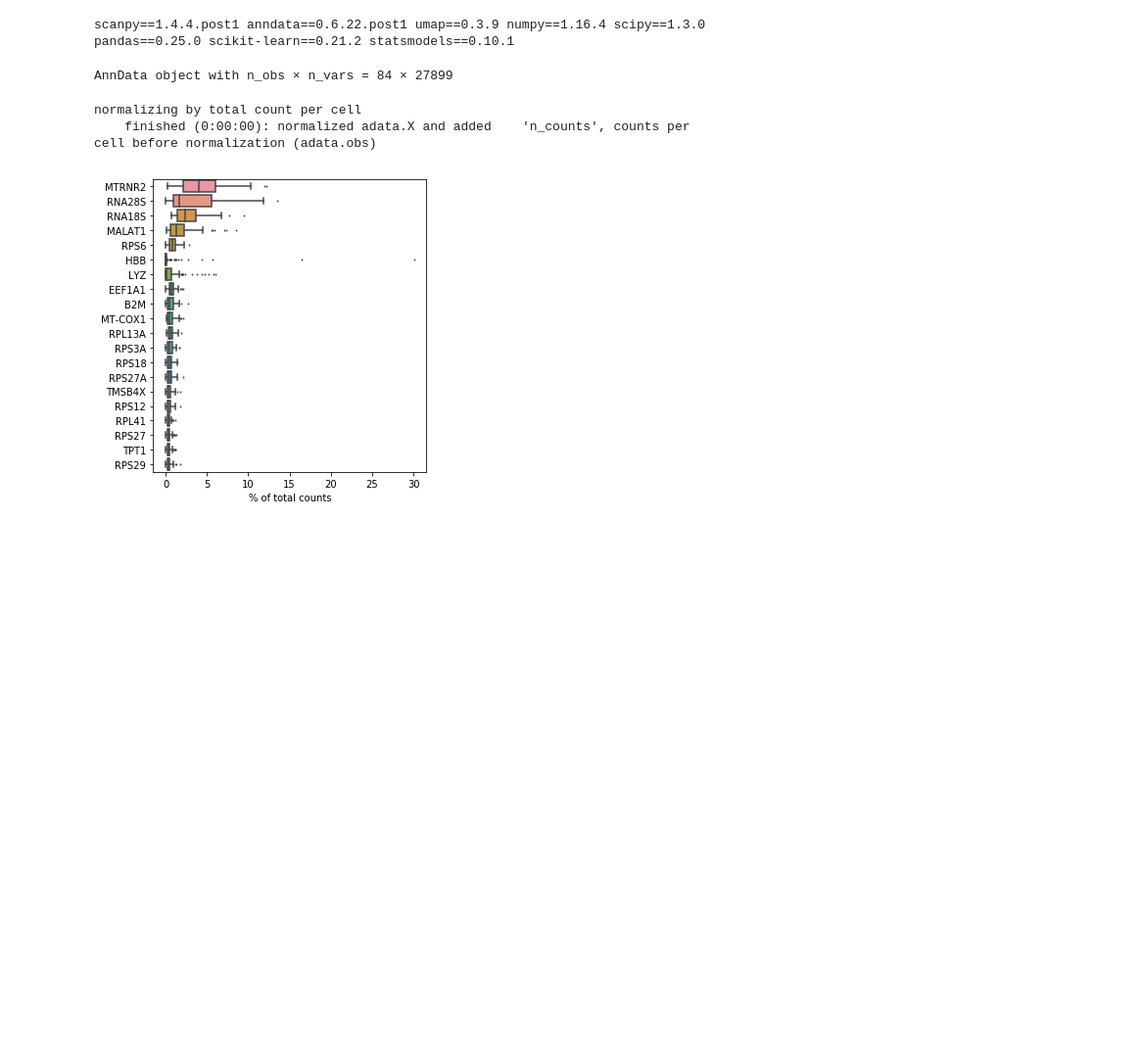
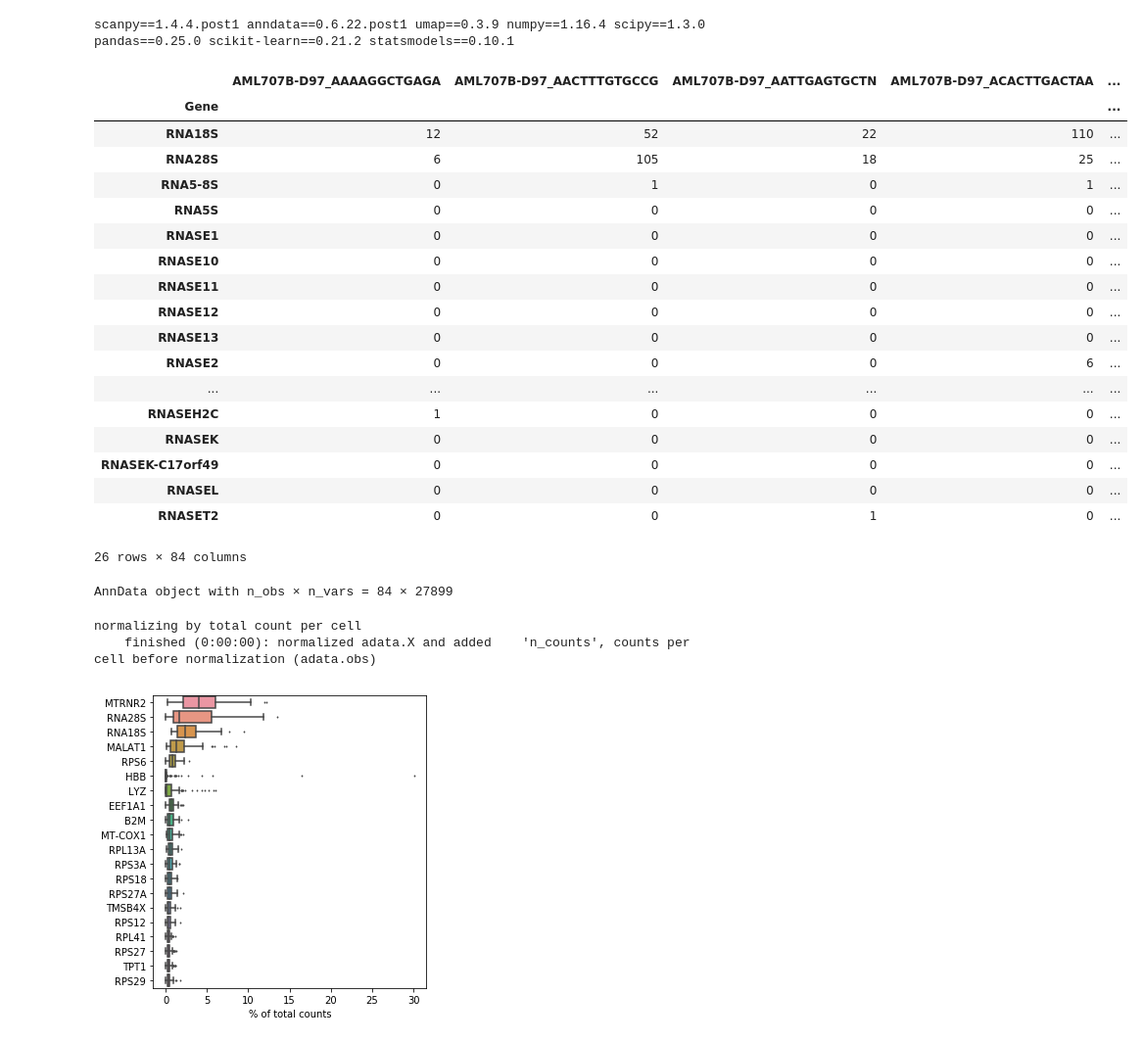
Before and after one commit to hypercubestart/CausalAssociation, a Jupyter notebook: Preprocessing.ipynb, the cells around one changed output. Shown: that part at 98% size. Saved outputs shown, nothing was run; the diff lists cells and outputs as text; code cells hidden in the pictures; blank space fills up the shorter version.

```diff
--- a/Preprocessing.ipynb
+++ b/Preprocessing.ipynb
@@ -84,30 +84,50 @@ gene_set = get_gene_set()
 gene_name_set, ensembl_id_set = get_ensembl_protein_coding_genes()
 # %%
 df = pd.read_csv('/home/aliu/omics4tb2/aliu/projects/causalAssociation/results/expected/GSM3587977_AML707B-D97.dem.txt', sep='\t', header = 0, index_col = 0, engine='python')
-
+df[df.index.str.match('RNA')]
 # # write all gene ids to gene_names.txt
 # gene_ids = df.index.tolist()
 # with open('./gene_names.txt', 'a+') as file:
 #     for item in gene_ids:
 #         file.write("%s\n" % item)
 
 
 # selected_genes = []
 # new_genes_index = []
 # ### use https://biodbnet-abcc.ncifcrf.gov/db/db2db.php to get ensembl gene id for gene symbol
 # df_gene_conversion = pd.read_csv('/home/aliu/Projects/causalAssociation/src/gene_symbol_to_ensembl.txt', sep='\t', header = 0, index_col = 0, engine='python')
 
 # for gene in df.index:
 #     ensembl_id = df_gene_conversion.loc[gene]['Ensembl Gene ID']
 #     if ensembl_id == '-' or gene not in gene_name_set:
 #         continue
 #     if ";" in ensembl_id:
 #         ensembl_id_list = ensembl_id.split('; ')
 #         ensembl_id = select_ensembl_id(ensembl_id_list)
 #     if ensembl_id == None:
 #         continue
 #     selected_genes.append(gene)
 #     new_genes_index.append(ensembl_id)
+# %% [output]
+|  | AML707B-D97_AAAAGGCTGAGA | AML707B-D97_AACTTTGTGCCG | AML707B-D97_AATTGAGTGCTN | AML707B-D97_ACACTTGACTAA | ... |
+| Gene |  |  |  |  | ... |
+| RNA18S | 12 | 52 | 22 | 110 | ... |
+| RNA28S | 6 | 105 | 18 | 25 | ... |
+| RNA5-8S | 0 | 1 | 0 | 1 | ... |
+| RNA5S | 0 | 0 | 0 | 0 | ... |
+| RNASE1 | 0 | 0 | 0 | 0 | ... |
+| RNASE10 | 0 | 0 | 0 | 0 | ... |
+| RNASE11 | 0 | 0 | 0 | 0 | ... |
+| RNASE12 | 0 | 0 | 0 | 0 | ... |
+| RNASE13 | 0 | 0 | 0 | 0 | ... |
+| RNASE2 | 0 | 0 | 0 | 6 | ... |
+| ... | ... | ... | ... | ... | ... |
+| RNASEH2C | 1 | 0 | 0 | 0 | ... |
+| RNASEK | 0 | 0 | 0 | 0 | ... |
+| RNASEK-C17orf49 | 0 | 0 | 0 | 0 | ... |
+| RNASEL | 0 | 0 | 0 | 0 | ... |
+| RNASET2 | 0 | 0 | 1 | 0 | ... |
+26 rows × 84 columns
 # %%
 # # gene symbol to ensembl id mapping
 # gs_to_ensembl = pd.DataFrame(data = {'Gene Symbol': selected_genes, 'Ensembl Id': new_genes_index})
```
Also changed, not shown: parts of 1 cell of this notebook, 7 other files.
